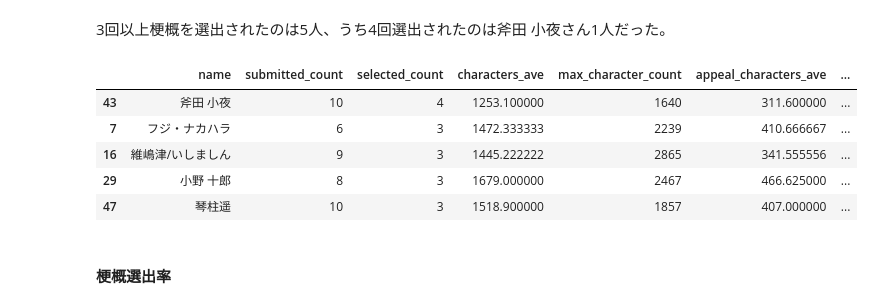
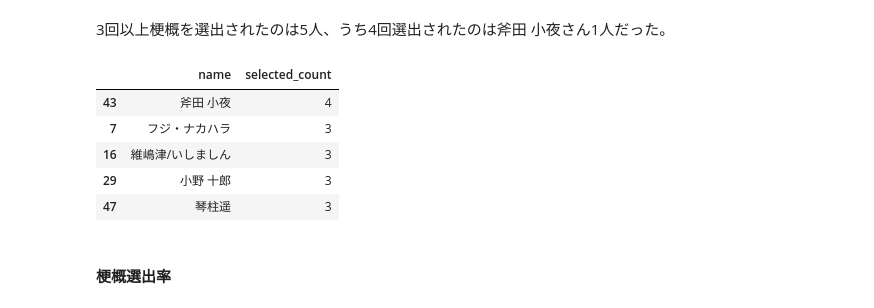
Before and after one commit to fuji-nakahara/genron-school-sf-app, a Jupyter notebook: notebook/genron-sf-2018-data-analysis.ipynb, the cells around one changed output. Drawn from its saved outputs; the diff is of its cells as text; code cells hidden in the pictures.

```diff
--- a/notebook/genron-sf-2018-data-analysis.ipynb
+++ b/notebook/genron-sf-2018-data-analysis.ipynb
@@ -545,14 +552,15 @@ student_synopses[student_synopses.submitted_count >= 2].sort_values(by='characte
 # %% [markdown]
 3回以上梗概を選出されたのは5人、うち4回選出されたのは斧田 小夜さん1人だった。
 # %%
-student_synopses[student_synopses.selected_count >= 3].sort_values(by='selected_count', ascending=False)
+student_synopses[student_synopses.selected_count >= 3][['name', 'selected_count']] \
+    .sort_values(by='selected_count', ascending=False)
 # %% [output]
-|  | name | submitted_count | selected_count | characters_ave | max_character_count | appeal_characters_ave | ... |
-| 43 | 斧田 小夜 | 10 | 4 | 1253.100000 | 1640 | 311.600000 | ... |
-| 7 | フジ・ナカハラ | 6 | 3 | 1472.333333 | 2239 | 410.666667 | ... |
-| 16 | 維嶋津/いしましん | 9 | 3 | 1445.222222 | 2865 | 341.555556 | ... |
-| 29 | 小野 十郎 | 8 | 3 | 1679.000000 | 2467 | 466.625000 | ... |
-| 47 | 琴柱遥 | 10 | 3 | 1518.900000 | 1857 | 407.000000 | ... |
+|  | name | selected_count |
+| 43 | 斧田 小夜 | 4 |
+| 7 | フジ・ナカハラ | 3 |
+| 16 | 維嶋津/いしましん | 3 |
+| 29 | 小野 十郎 | 3 |
+| 47 | 琴柱遥 | 3 |
 # %% [markdown]
 #### 梗概選出率
 # %% [markdown]
```
Also changed, not shown: parts of 10 cells of this notebook.
